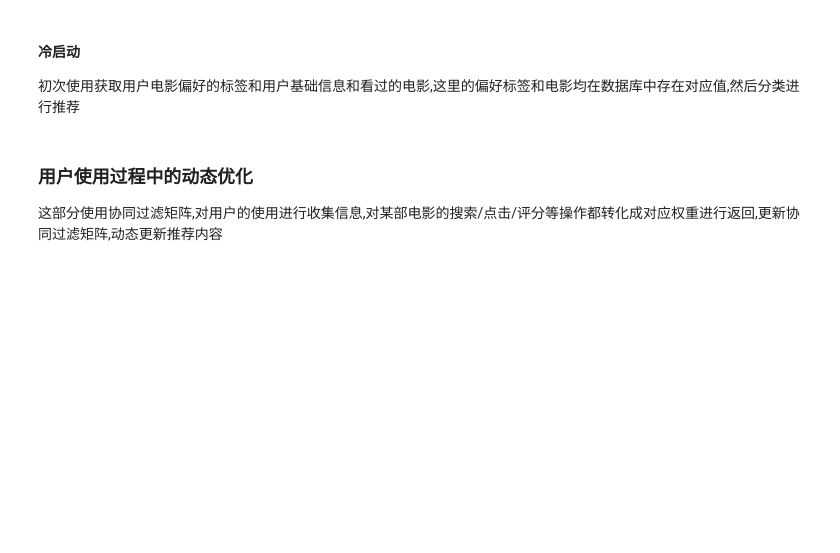
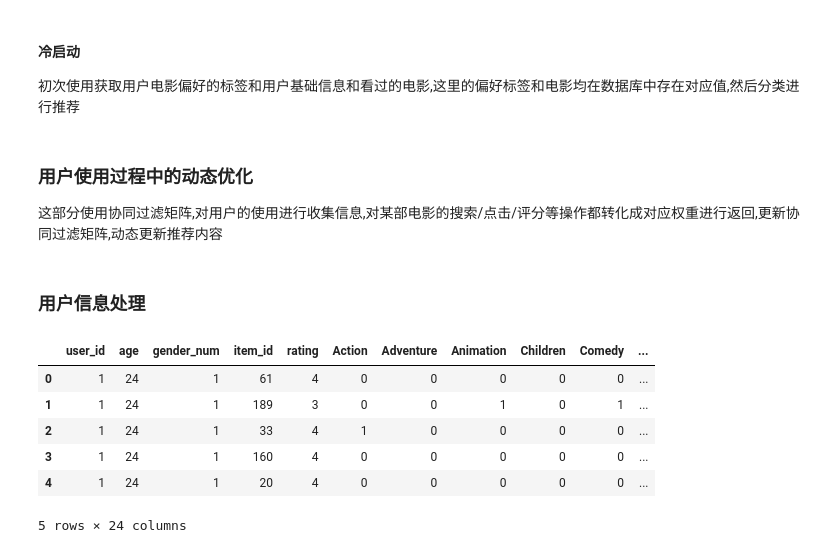
Before and after one commit to Aitical/recommendation, a Jupyter notebook: recomendation.ipynb, the cells around one changed output. Saved outputs shown, nothing was run; the diff lists cells and outputs as text; code cells hidden in the pictures; blank space fills up the shorter version.

```diff
--- a/recomendation.ipynb
+++ b/recomendation.ipynb
@@ -358,3 +397,16 @@ def c_start():
 这部分使用协同过滤矩阵,对用户的使用进行收集信息,对某部电影的搜索/点击/评分等操作都转化成对应权重进行返回,更新协同过滤矩阵,动态更新推荐内容
 # %%
 def matrix_update():
+# %% [markdown]
+### 用户信息处理
+# %%
+user_msg = pd.read_csv('user_interst.csv', sep='\t')
+user_msg.head()
+# %% [output]
+|  | user_id | age | gender_num | item_id | rating | Action | Adventure | Animation | Children | Comedy | ... |
+| 0 | 1 | 24 | 1 | 61 | 4 | 0 | 0 | 0 | 0 | 0 | ... |
+| 1 | 1 | 24 | 1 | 189 | 3 | 0 | 0 | 1 | 0 | 1 | ... |
+| 2 | 1 | 24 | 1 | 33 | 4 | 1 | 0 | 0 | 0 | 0 | ... |
+| 3 | 1 | 24 | 1 | 160 | 4 | 0 | 0 | 0 | 0 | 0 | ... |
+| 4 | 1 | 24 | 1 | 20 | 4 | 0 | 0 | 0 | 0 | 0 | ... |
+5 rows × 24 columns
```
Also changed, not shown: parts of 40 cells of this notebook, 5 other files.
